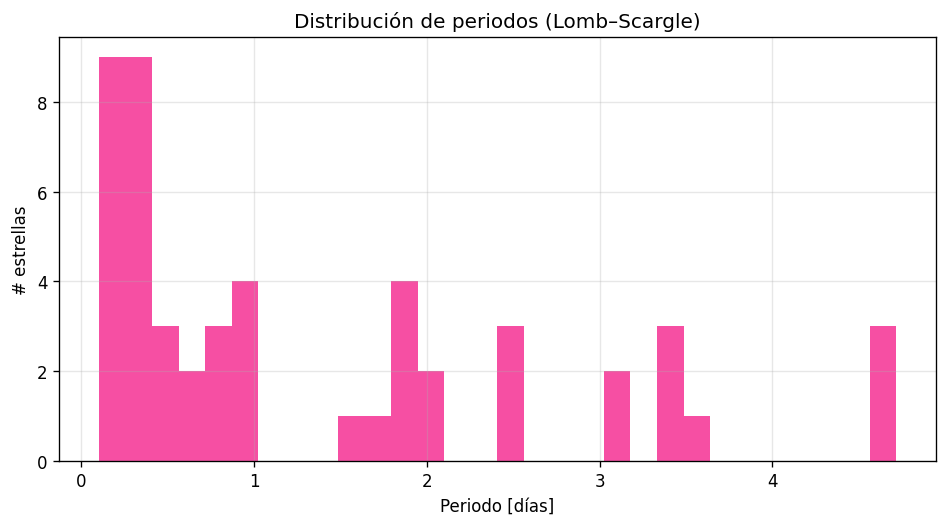
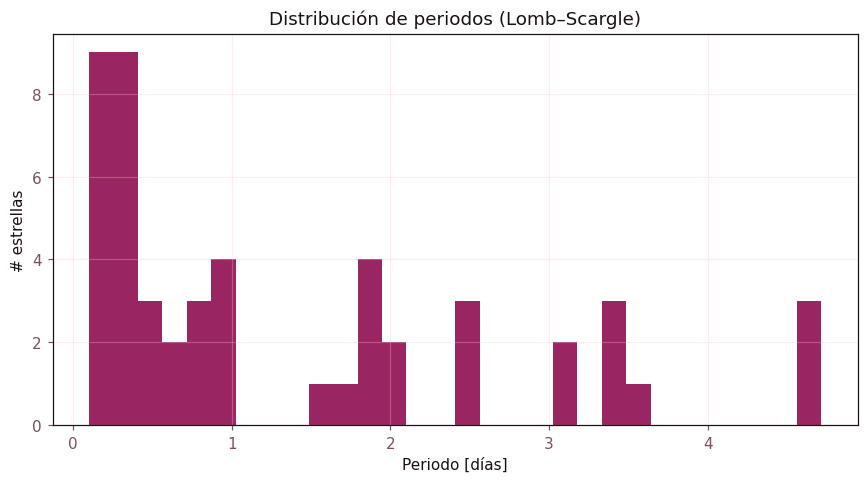
Code edit (unified diff) that turned the first committed figure into the second:
--- before
+++ after
@@ -1,4 +1,4 @@
 fig, ax = plt.subplots(figsize=(8, 4.5))
-ax.hist(df_results["period_days"], bins=30, color="#F53093", alpha=0.85)
+ax.hist(df_results["period_days"], bins=30, color=PRIMARY, alpha=0.85)
 ax.set_xlabel("Periodo [días]")
 ax.set_ylabel("# estrellas")

Commit: Apply consistent pink palette across OGLE/VVV period notebooks